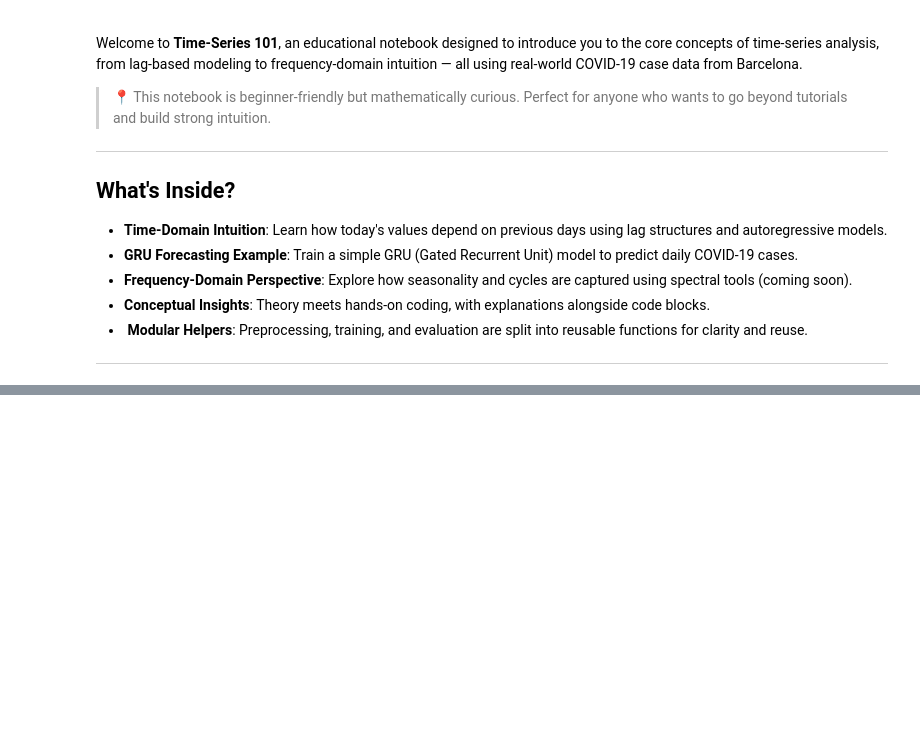
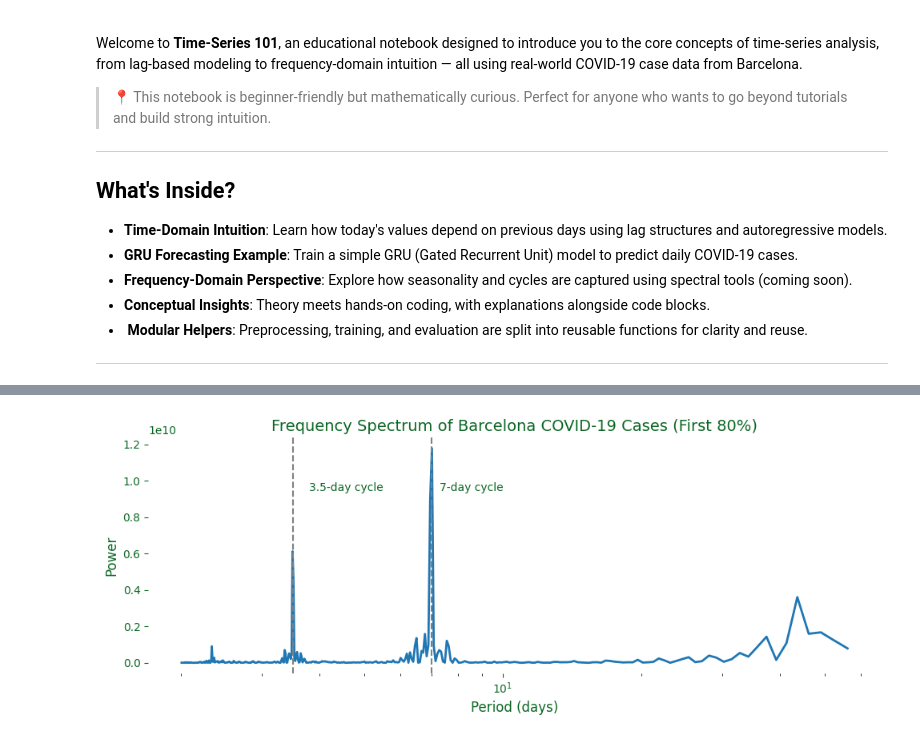
Before and after one commit to Youssef-Malek2004/Blog-Notebooks, a Jupyter notebook: Blog-Notebooks/Time-Series-101/Time-Series-101.ipynb, the cells around one changed output, grey strips where cells are left out. Saved outputs shown, nothing was run; the diff lists cells and outputs as text; code cells hidden in the pictures; blank space fills up the shorter version.

Commit message:
First Blog Content

```diff
--- a/Blog-Notebooks/Time-Series-101/Time-Series-101.ipynb
+++ b/Blog-Notebooks/Time-Series-101/Time-Series-101.ipynb
@@ -78,0 +113,50 @@ plt.show()
+# %%
+# --- Step 1: Apply a window function ---
+window = np.hamming(len(cases))
+windowed_signal = cases * window
+# %%
+# --- Step 2: FFT ---
+fft_vals = np.fft.fft(windowed_signal)
+power = np.abs(fft_vals) ** 2
+freqs = np.fft.fftfreq(len(windowed_signal), d=1)
+
+# Keep only positive frequencies (exclude DC)
+half_n = len(freqs) // 2
+freqs = freqs[1:half_n]
+power = power[1:half_n]
+periods = 1 / freqs
+
+# --- Step 3: Limit to meaningful periods (under 60 days) ---
+mask = periods < 60
+periods_masked = periods[mask]
+power_masked = power[mask]
+# %%
+# --- Plot ---
+text_color = "#0b6623"
+plt.figure(figsize=(10, 4))
+plt.plot(periods_masked, power_masked, linewidth=2)
+
+plt.xscale('log')
+plt.xlabel("Period (days)", fontsize=12, color=text_color)
+plt.ylabel("Power", fontsize=12, color=text_color)
+plt.title("Frequency Spectrum of Barcelona COVID-19 Cases (First 80%)", fontsize=14, color=text_color)
+
+# Highlight weekly periodicity
+
+plt.axvline(x=3.5, color='gray', linestyle='--')
+plt.text(3.8, max(power_masked) * 0.8, "3.5-day cycle", color=text_color)
+
+plt.axvline(x=7, color='gray', linestyle='--')
+plt.text(7.3, max(power_masked) * 0.8, "7-day cycle", color=text_color)
+
+# Clean styling
+plt.tick_params(axis='x', colors=text_color)
+plt.tick_params(axis='y', colors=text_color)
+for spine in plt.gca().spines.values():
+    spine.set_visible(False)
+
+plt.tight_layout()
+plt.savefig("./assets/fft_barcelona.png", dpi=50, transparent=True)
+plt.show()
+# %% [output]
+[figure, added]
```
Also changed, not shown: parts of 11 cells of this notebook, 7 other files.
